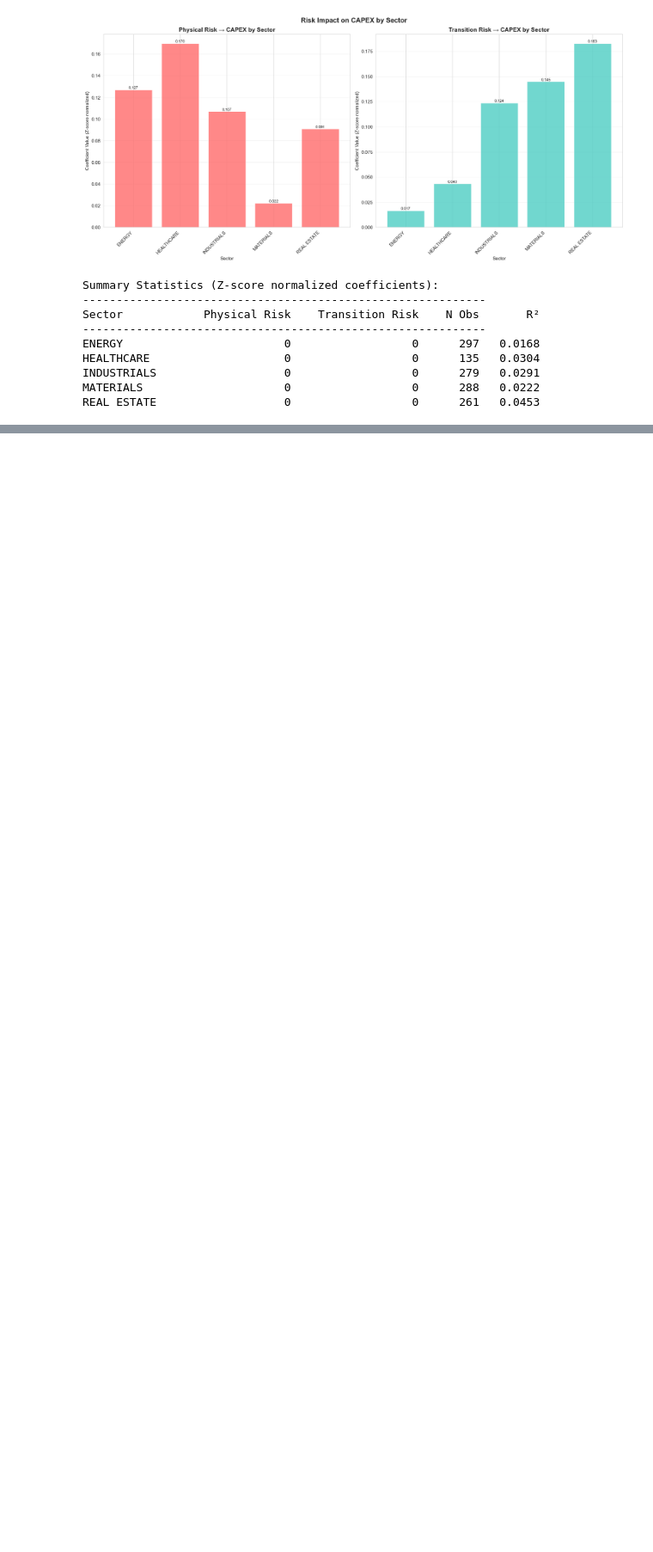
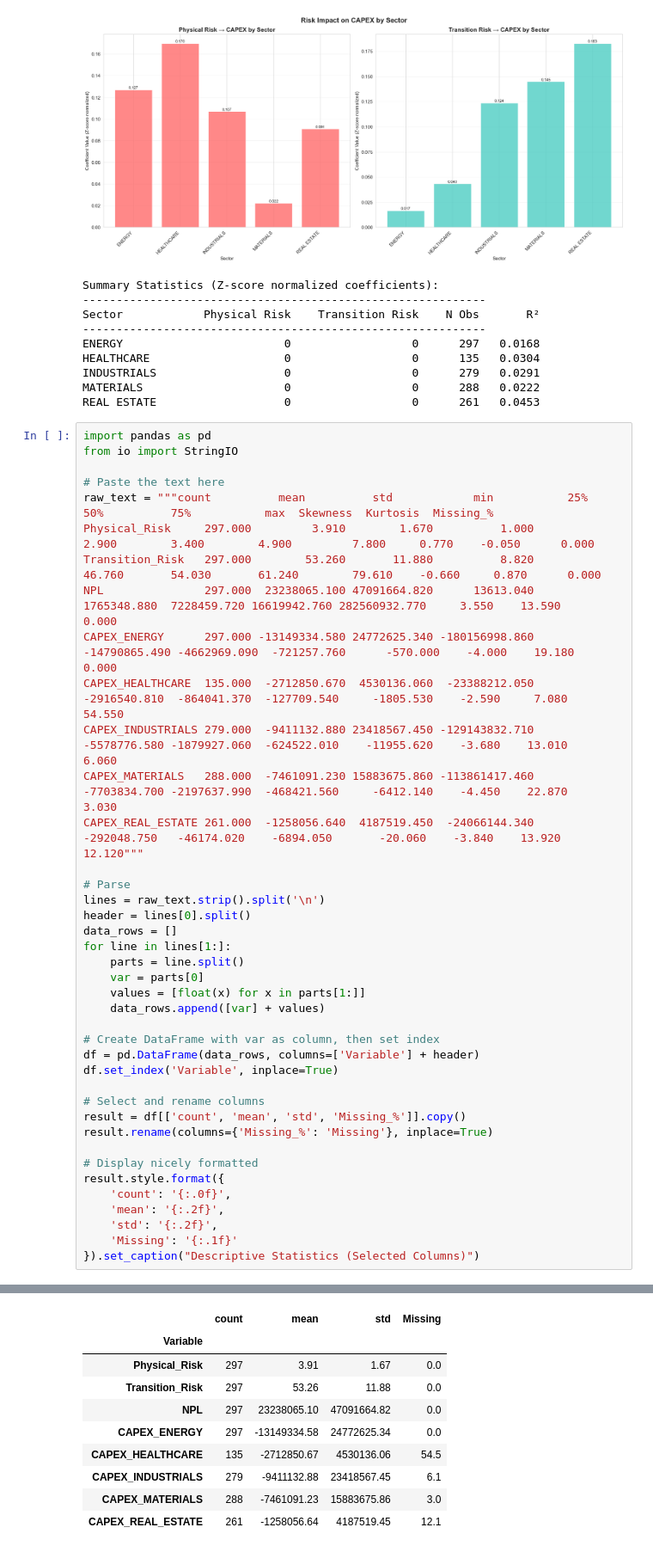
Before and after one commit to ToJupiter/hneu, a Jupyter notebook: notebooks/xlsx_clean.ipynb, the cells around one changed output, grey strips where cells are left out. Shown at 86% size. Cells and saved outputs as stored; diff of their text form; blank space fills up the shorter version.

```diff
--- a/notebooks/xlsx_clean.ipynb
+++ b/notebooks/xlsx_clean.ipynb
@@ -1445,3 +1443,44 @@ HEALTHCARE                    0                  0      135   0.0304
 INDUSTRIALS                   0                  0      279   0.0291
 MATERIALS                     0                  0      288   0.0222
 REAL ESTATE                   0                  0      261   0.0453
+# %%
+import pandas as pd
+from io import StringIO
+
+# Paste the text here
+raw_text = """count          mean          std            min           25%          50%          75%           max  Skewness  Kurtosis  Missing_%
+Physical_Risk     297.000         3.910        1.670          1.000         2.900        3.400        4.900         7.800     0.770    -0.050      0.000
+Transition_Risk   297.000        53.260       11.880          8.820        46.760       54.030       61.240        79.610    -0.660     0.870      0.000
+NPL               297.000  23238065.100 47091664.820      13613.040   1765348.880  7228459.720 16619942.760 282560932.770     3.550    13.590      0.000
+CAPEX_ENERGY      297.000 -13149334.580 24772625.340 -180156998.860 -14790865.490 -4662969.090  -721257.760      -570.000    -4.000    19.180      0.000
+CAPEX_HEALTHCARE  135.000  -2712850.670  4530136.060  -23388212.050  -2916540.810  -864041.370  -127709.540     -1805.530    -2.590     7.080     54.550
+CAPEX_INDUSTRIALS 279.000  -9411132.880 23418567.450 -129143832.710  -5578776.580 -1879927.060  -624522.010    -11955.620    -3.680    13.010      6.060
+CAPEX_MATERIALS   288.000  -7461091.230 15883675.860 -113861417.460  -7703834.700 -2197637.990  -468421.560     -6412.140    -4.450    22.870      3.030
+CAPEX_REAL_ESTATE 261.000  -1258056.640  4187519.450  -24066144.340   -292048.750   -46174.020    -6894.050       -20.060    -3.840    13.920     12.120"""
+
+# Parse
+lines = raw_text.strip().split('\n')
+header = lines[0].split()
+data_rows = []
+for line in lines[1:]:
+    parts = line.split()
+    var = parts[0]
+    values = [float(x) for x in parts[1:]]
+    data_rows.append([var] + values)
+
+# Create DataFrame with var as column, then set index
+df = pd.DataFrame(data_rows, columns=['Variable'] + header)
+df.set_index('Variable', inplace=True)
+
+# Select and rename columns
+result = df[['count', 'mean', 'std', 'Missing_%']].copy()
+result.rename(columns={'Missing_%': 'Missing'}, inplace=True)
+
+# Display nicely formatted
+result.style.format({
+    'count': '{:.0f}',
+    'mean': '{:.2f}',
+    'std': '{:.2f}',
+    'Missing': '{:.1f}'
+}).set_caption("Descriptive Statistics (Selected Columns)")
+# %% [output]
@@ -1447,0 +1488,10 @@ REAL ESTATE                   0                  0      261   0.0453
+|  | count | mean | std | Missing |
+| Variable |  |  |  |  |
+| Physical_Risk | 297 | 3.91 | 1.67 | 0.0 |
+| Transition_Risk | 297 | 53.26 | 11.88 | 0.0 |
+| NPL | 297 | 23238065.10 | 47091664.82 | 0.0 |
+| CAPEX_ENERGY | 297 | -13149334.58 | 24772625.34 | 0.0 |
+| CAPEX_HEALTHCARE | 135 | -2712850.67 | 4530136.06 | 54.5 |
+| CAPEX_INDUSTRIALS | 279 | -9411132.88 | 23418567.45 | 6.1 |
+| CAPEX_MATERIALS | 288 | -7461091.23 | 15883675.86 | 3.0 |
+| CAPEX_REAL_ESTATE | 261 | -1258056.64 | 4187519.45 | 12.1 |
```
Also changed, not shown: parts of 2 cells of this notebook.
